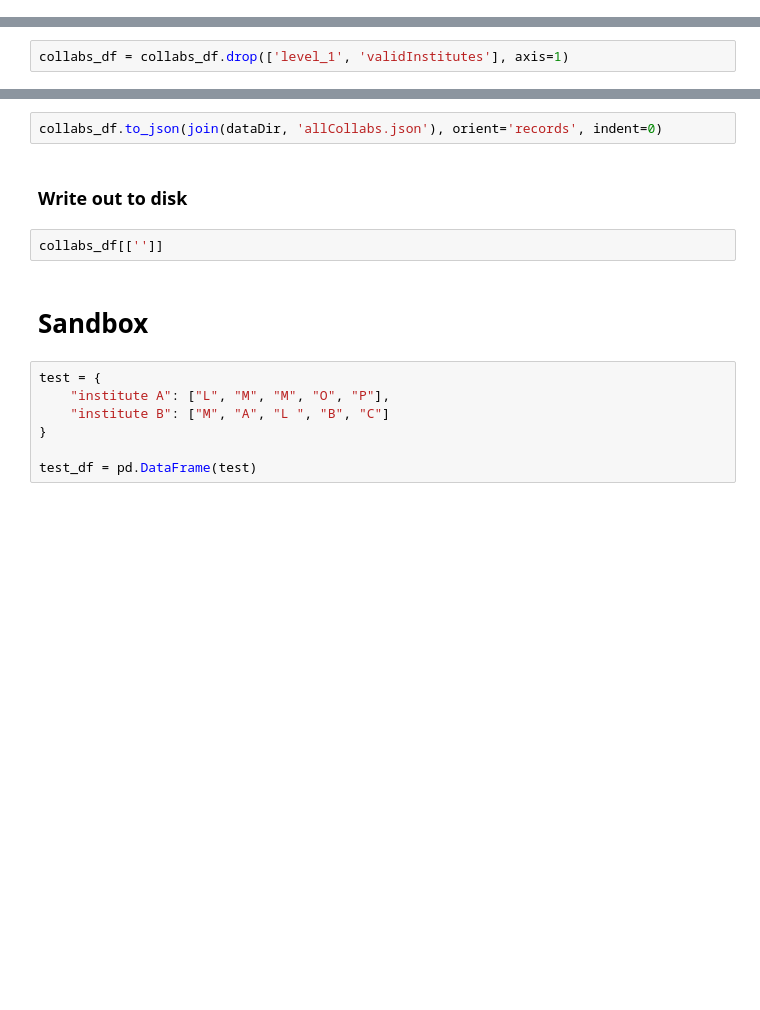
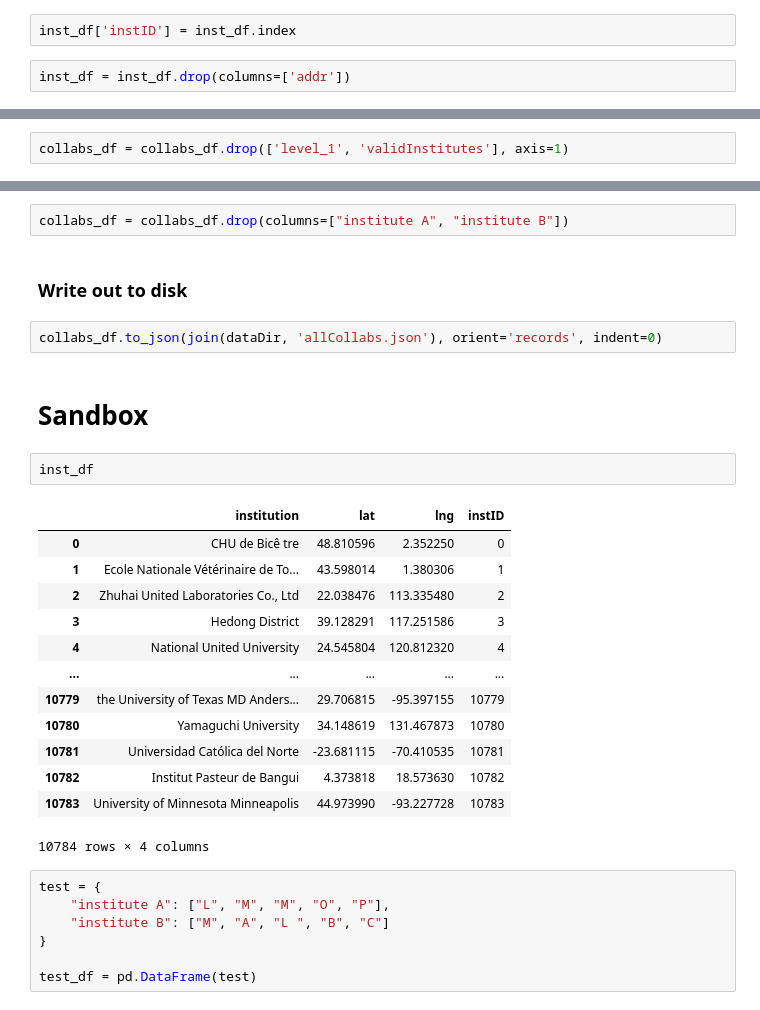
Before and after one commit to jeffmacinnes/COVID_vis, a Jupyter notebook: notebooks/collaborations.ipynb, the cells around one changed output, grey strips where cells are left out. Saved outputs shown, nothing was run; the diff lists cells and outputs as text; blank space fills up the shorter version.

```diff
--- a/notebooks/collaborations.ipynb
+++ b/notebooks/collaborations.ipynb
@@ -71,0 +85,4 @@ author_df.head()
+# %%
+inst_df['instID'] = inst_df.index
+# %%
+inst_df = inst_df.drop(columns=['addr'])
@@ -225,11 +252,27 @@ collabs_df = collabs_df.drop(['level_1', 'validInstitutes'], axis=1)
+# %%
+collabs_df = collabs_df.drop(columns=["institute A", "institute B"])
+# %% [markdown]
+### Write out to disk
 # %%
 collabs_df.to_json(join(dataDir, 'allCollabs.json'), orient='records', indent=0)
-# %% [markdown]
-### Write out to disk
-# %%
-collabs_df[['']]
 # %% [markdown]
 # Sandbox
+# %%
+inst_df
+# %% [output]
+|  | institution | lat | lng | instID |
+| 0 | CHU de Bicê tre | 48.810596 | 2.352250 | 0 |
+| 1 | Ecole Nationale Vétérinaire de To... | 43.598014 | 1.380306 | 1 |
+| 2 | Zhuhai United Laboratories Co., Ltd | 22.038476 | 113.335480 | 2 |
+| 3 | Hedong District | 39.128291 | 117.251586 | 3 |
+| 4 | National United University | 24.545804 | 120.812320 | 4 |
+| ... | ... | ... | ... | ... |
+| 10779 | the University of Texas MD Anders... | 29.706815 | -95.397155 | 10779 |
+| 10780 | Yamaguchi University | 34.148619 | 131.467873 | 10780 |
+| 10781 | Universidad Católica del Norte | -23.681115 | -70.410535 | 10781 |
+| 10782 | Institut Pasteur de Bangui | 4.373818 | 18.573630 | 10782 |
+| 10783 | University of Minnesota Minneapolis | 44.973990 | -93.227728 | 10783 |
+10784 rows × 4 columns
 # %%
 test = {
     "institute A": ["L", "M", "M", "O", "P"],
```
Also changed, not shown: parts of 12 cells of this notebook, 5 other files.
